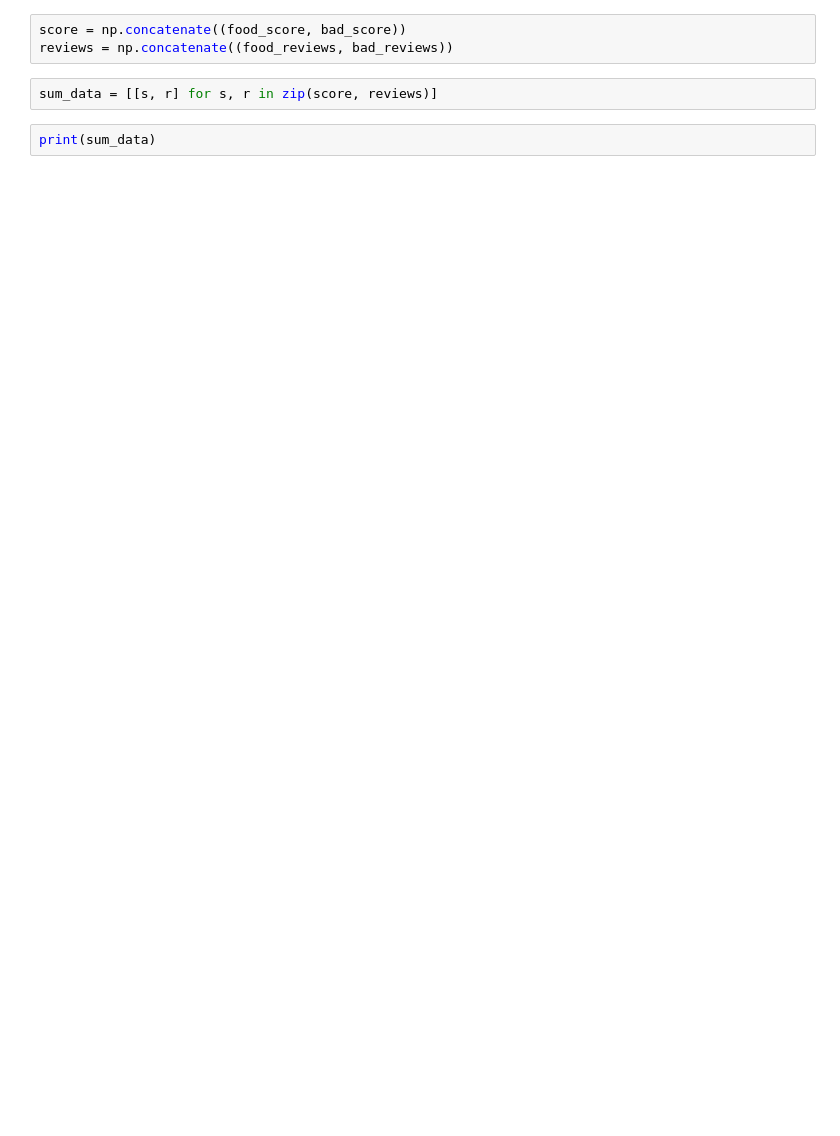
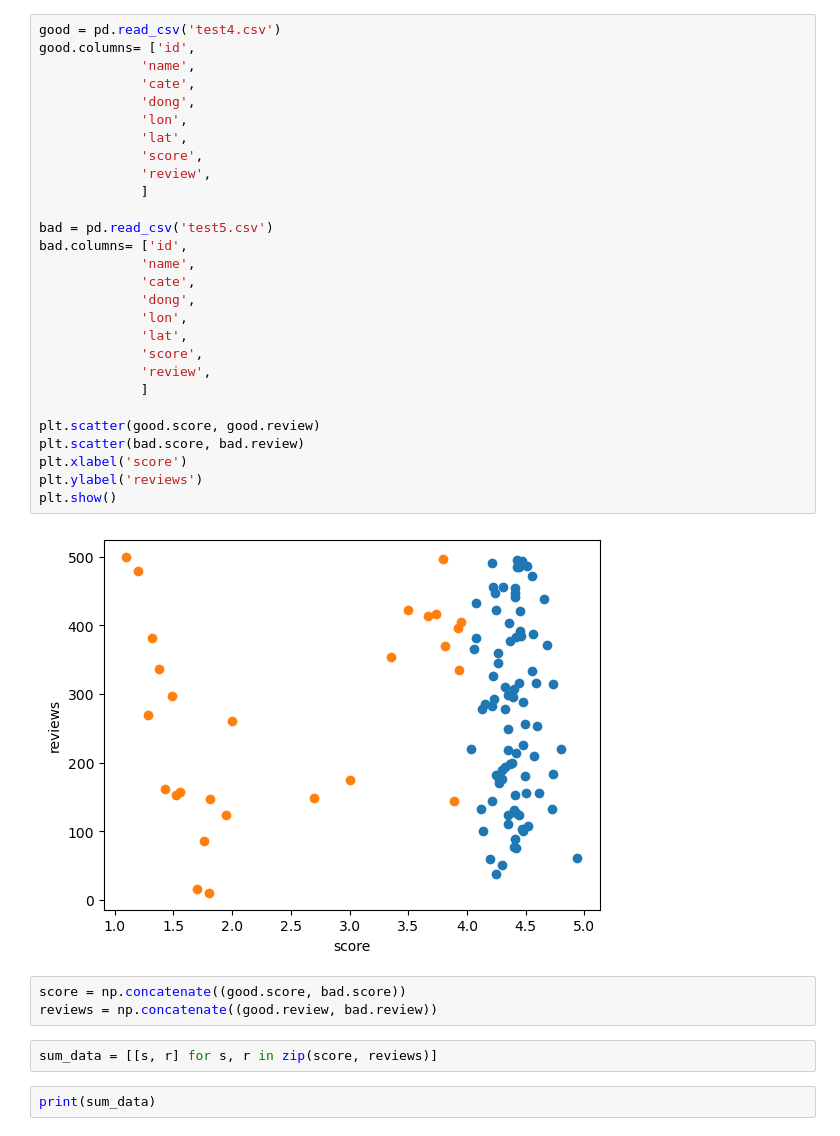
Before and after one commit to DeokYoung980130/FOOD_DATA, a Jupyter notebook: food_list.ipynb, the cells around one changed output. Saved outputs shown, nothing was run; the diff lists cells and outputs as text; blank space fills up the shorter version.

```diff
--- a/food_list.ipynb
+++ b/food_list.ipynb
@@ -86,6 +150,36 @@ plt.show()
+# %%
+good = pd.read_csv('test4.csv')
+good.columns= ['id',
+             'name',
+             'cate',
+             'dong',
+             'lon',
+             'lat',
+             'score',
+             'review',
+             ]
+
+bad = pd.read_csv('test5.csv')
+bad.columns= ['id',
+             'name',
+             'cate',
+             'dong',
+             'lon',
+             'lat',
+             'score',
+             'review',
+             ]
+
+plt.scatter(good.score, good.review)
+plt.scatter(bad.score, bad.review)
+plt.xlabel('score')
+plt.ylabel('reviews')
+plt.show()
+# %% [output]
+[figure, added]
 # %%
-score = np.concatenate((food_score, bad_score))
-reviews = np.concatenate((food_reviews, bad_reviews))
+score = np.concatenate((good.score, bad.score))
+reviews = np.concatenate((good.review, bad.review))
 # %%
 sum_data = [[s, r] for s, r in zip(score, reviews)]
 # %%
```
Also changed, not shown: parts of 16 cells of this notebook, 2 other files.
